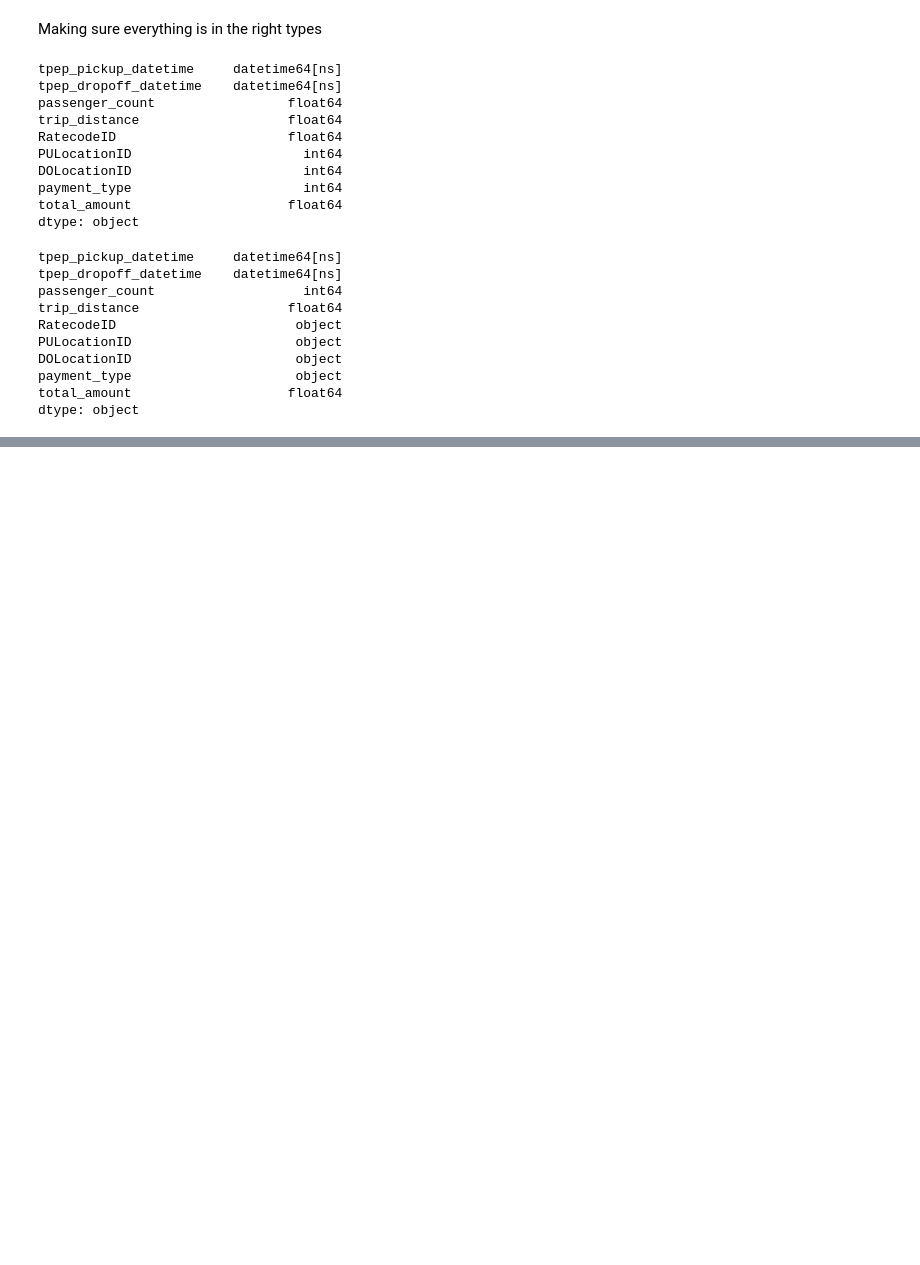
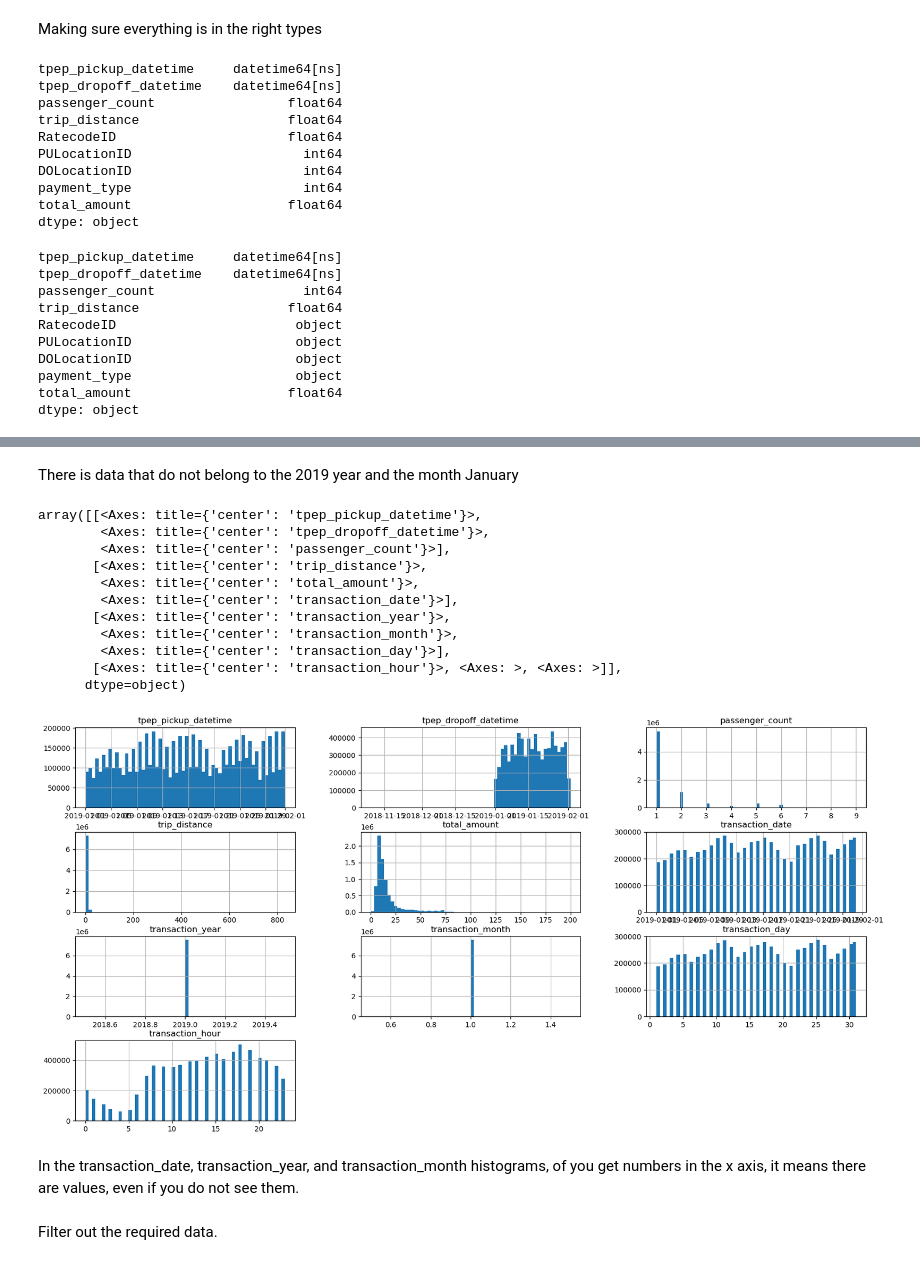
Before and after one commit to negreteo/new-york-taxi-analysis, a Jupyter notebook: NY Yellow Taxis notebook.ipynb, the cells around one changed output, grey strips where cells are left out. Cells and saved outputs as stored; diff of their text form; code cells hidden in the pictures; blank space fills up the shorter version.

Commit message:
Update taxi notebook, extract year, month info from date

```diff
--- a/NY Yellow Taxis notebook.ipynb
+++ b/NY Yellow Taxis notebook.ipynb
@@ -291,3 +291,10 @@ DOLocationID                     object
 payment_type                     object
 total_amount                    float64
 dtype: object
+# %%
+taxi_data_prepared['transaction_date'] = pd.to_datetime(taxi_data_prepared['tpep_pickup_datetime'].dt.date)
+# we make it datetime again because it's of very little use when it's just a string (can't compare, sort, etc)
+taxi_data_prepared['transaction_year'] = taxi_data_prepared['tpep_pickup_datetime'].dt.year
+taxi_data_prepared['transaction_month'] = taxi_data_prepared['tpep_pickup_datetime'].dt.month
+taxi_data_prepared['transaction_day'] = taxi_data_prepared['tpep_pickup_datetime'].dt.day
+taxi_data_prepared['transaction_hour'] = taxi_data_prepared['tpep_pickup_datetime'].dt.hour
@@ -293,0 +310,21 @@ dtype: object
+# %% [markdown]
+There is data that do not belong to the 2019 year and the month January
+# %%
+taxi_data_prepared.hist(figsize=(20,10), bins=60)
+# %% [output]
+array([[<Axes: title={'center': 'tpep_pickup_datetime'}>,
+        <Axes: title={'center': 'tpep_dropoff_datetime'}>,
+        <Axes: title={'center': 'passenger_count'}>],
+       [<Axes: title={'center': 'trip_distance'}>,
+        <Axes: title={'center': 'total_amount'}>,
+        <Axes: title={'center': 'transaction_date'}>],
+       [<Axes: title={'center': 'transaction_year'}>,
+        <Axes: title={'center': 'transaction_month'}>,
+        <Axes: title={'center': 'transaction_day'}>],
+       [<Axes: title={'center': 'transaction_hour'}>, <Axes: >, <Axes: >]],
+      dtype=object)
+[figure, added]
+# %% [markdown]
+In the transaction_date, transaction_year, and transaction_month histograms, of you get numbers in the x axis, it means there are values, even if you do not see them.
+# %% [markdown]
+Filter out the required data.
```
Also changed, not shown: parts of 2 cells of this notebook.
